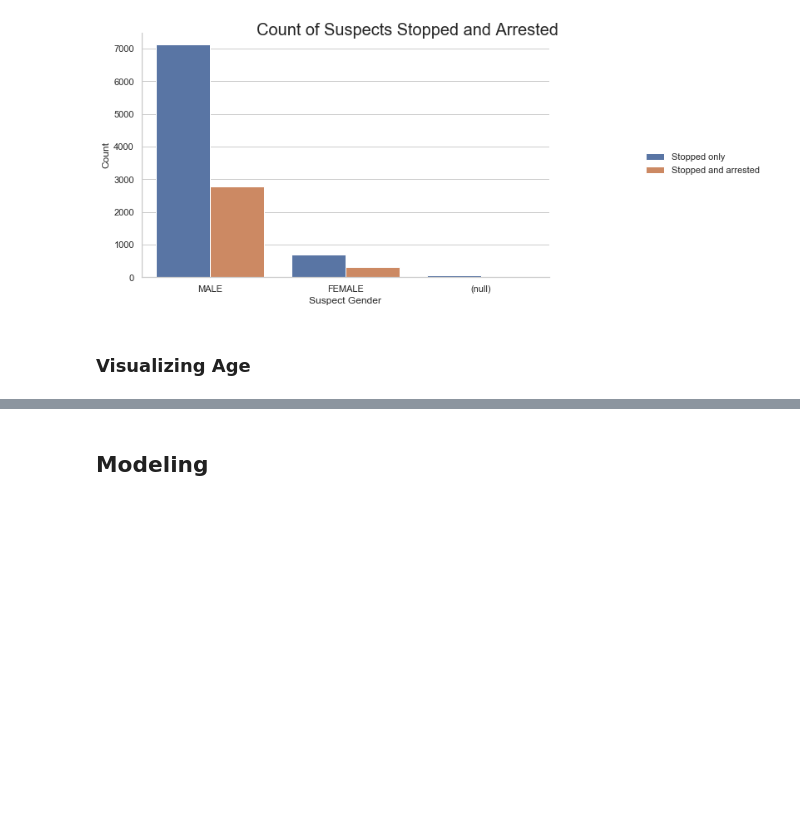
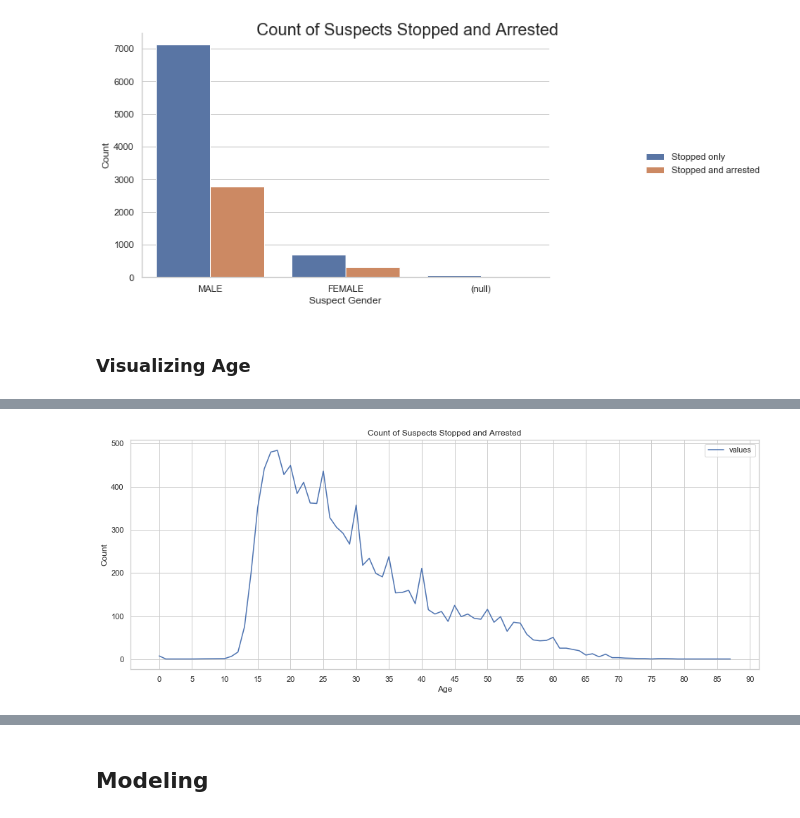
Before and after one commit to phoebewong/NYPD-Algorithm-Fairness, a Jupyter notebook: src/NYPD-Algorithm-Fairness-Stat-Parity2.ipynb, the cells around one changed output, grey strips where cells are left out. Cells and saved outputs as stored; diff of their text form; code cells hidden in the pictures; blank space fills up the shorter version.

Commit message:
commit EDA report

```diff
--- a/src/NYPD-Algorithm-Fairness-Stat-Parity2.ipynb
+++ b/src/NYPD-Algorithm-Fairness-Stat-Parity2.ipynb
@@ -209,0 +200,17 @@ ax.plot(keys, values);
+# %%
+temp = dict(clean_sqf_df['SUSPECT_REPORTED_AGE'].value_counts())
+keys = temp.keys()
+values = [temp[k] for k in keys]
+temp_age = pd.DataFrame({'age': list(keys), 'values': values})
+temp_age['age'] = temp_age['age'].astype(int)
+temp_age = temp_age.sort_values(by = "age")
+
+age_group = clean_sqf_df[clean_sqf_df['SUSPECT_ARRESTED_FLAG']==1].groupby("SUSPECT_REPORTED_AGE")['SUSPECT_ARRESTED_FLAG'].value_counts()
+age_group = pd.DataFrame(age_group)
+dct = {age_group.index[k][0] : int(age_group.values[k]) for k in range(age_group.shape[0])}
+
+norm_key = sorted(dct.keys())
+norm_val = [dct[k] for k in norm_key]
+temp_age2 = pd.DataFrame({'age': list(norm_key), 'values': norm_val})
+temp_age2['age'] = temp_age2['age'].astype(int)
+temp_age2 = temp_age2.sort_values(by = "age")
@@ -209,0 +257,12 @@ ax.plot(keys, values);
+# %%
+fig, ax = plt.subplots(1,1, figsize = (16, 6))
+ax.set_xticks(range(0,100,5))
+ax.plot(temp_age['age'], temp_age['values'])
+# ax.plot(norm_key, norm_val, label = "Stopped and arrested")
+ax.set_title("Count of Suspects Stopped and Arrested")
+ax.set_xlabel("Age")
+ax.set_ylabel("Count")
+plt.legend()
+plt.savefig('../viz/age.png', bbox_inches='tight');
+# %% [output]
+[figure, added]
```
Also changed, not shown: parts of 4 cells of this notebook, 15 other files.
